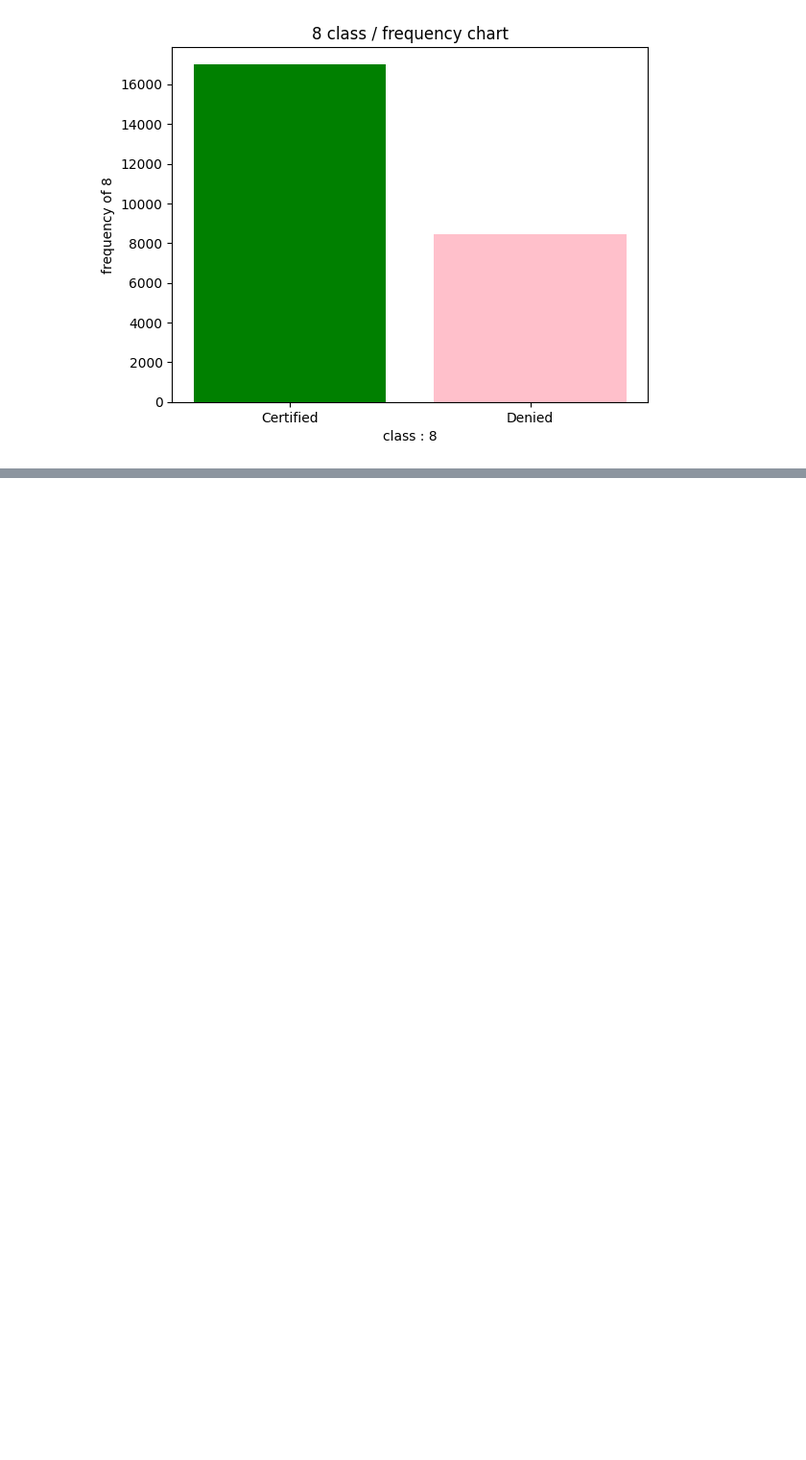
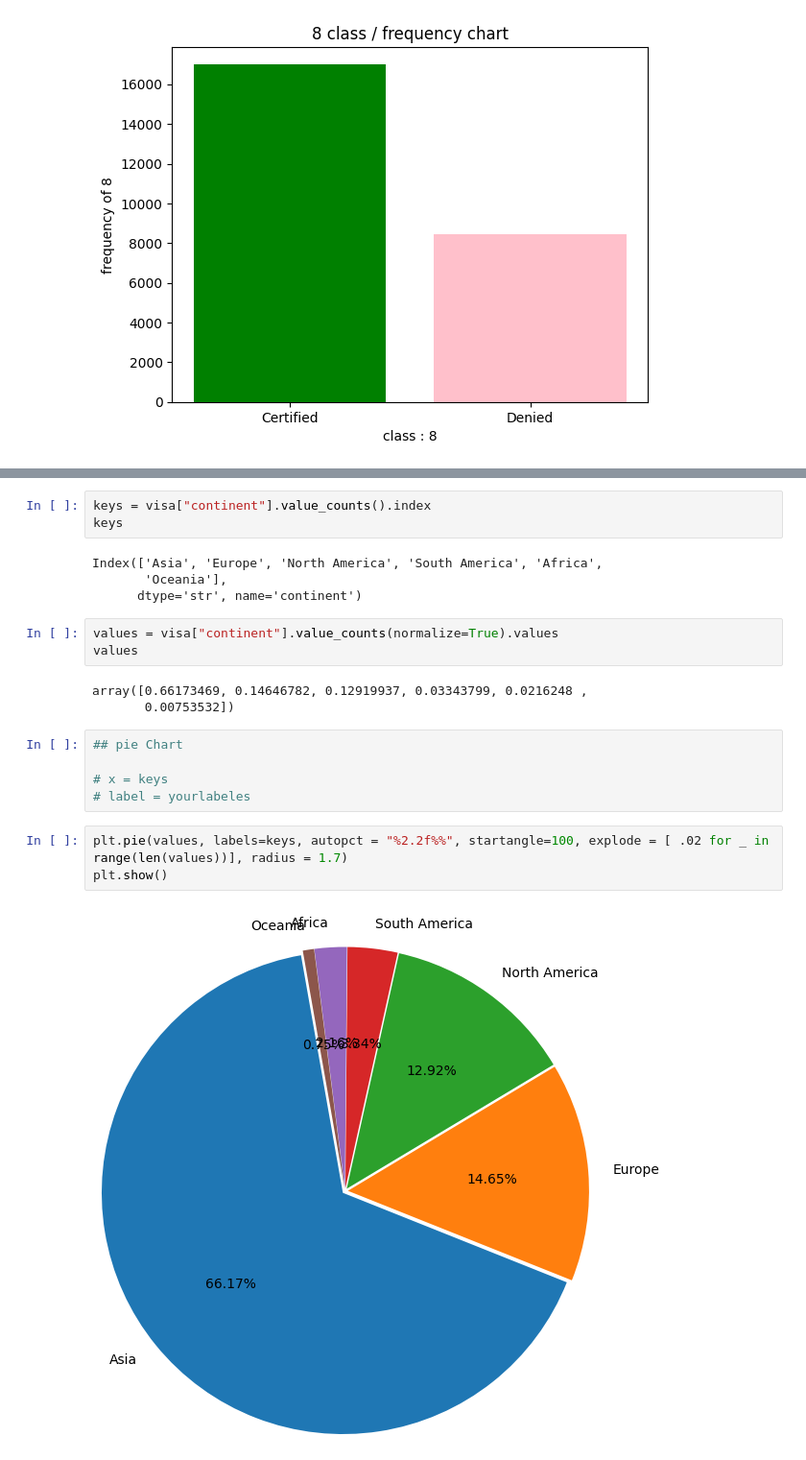
Before and after one commit to PrathamIngole/Data-Science, a Jupyter notebook: pandas/DataFrame/eda- 2.ipynb, the cells around one changed output, grey strips where cells are left out. Shown at 96% size. Saved outputs shown, nothing was run; the diff lists cells and outputs as text; blank space fills up the shorter version.

```diff
--- a/pandas/DataFrame/eda- 2.ipynb
+++ b/pandas/DataFrame/eda- 2.ipynb
@@ -70,0 +82,23 @@ np.random.choice(6)
+# %%
+keys = visa["continent"].value_counts().index
+keys
+# %% [output]
+Index(['Asia', 'Europe', 'North America', 'South America', 'Africa',
+       'Oceania'],
+      dtype='str', name='continent')
+# %%
+values = visa["continent"].value_counts(normalize=True).values
+values
+# %% [output]
+array([0.66173469, 0.14646782, 0.12919937, 0.03343799, 0.0216248 ,
+       0.00753532])
+# %%
+## pie Chart
+
+# x = keys
+# label = yourlabeles
+# %%
+plt.pie(values, labels=keys, autopct = "%2.2f%%", startangle=100, explode = [ .02 for _ in range(len(values))], radius = 1.7)
+plt.show()
+# %% [output]
+[figure, added]
```
Also changed, not shown: parts of 11 cells of this notebook, 22 other files.
